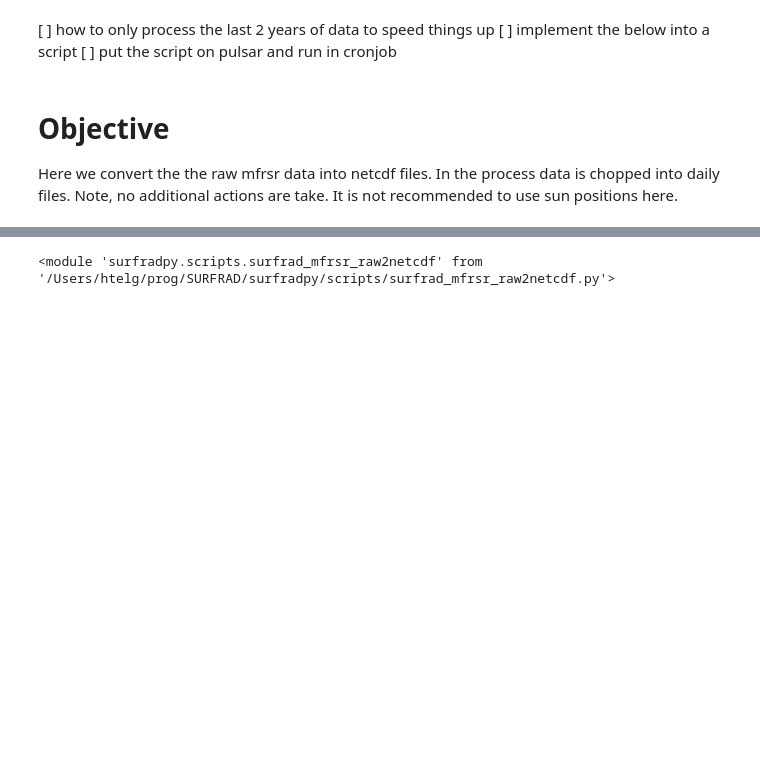
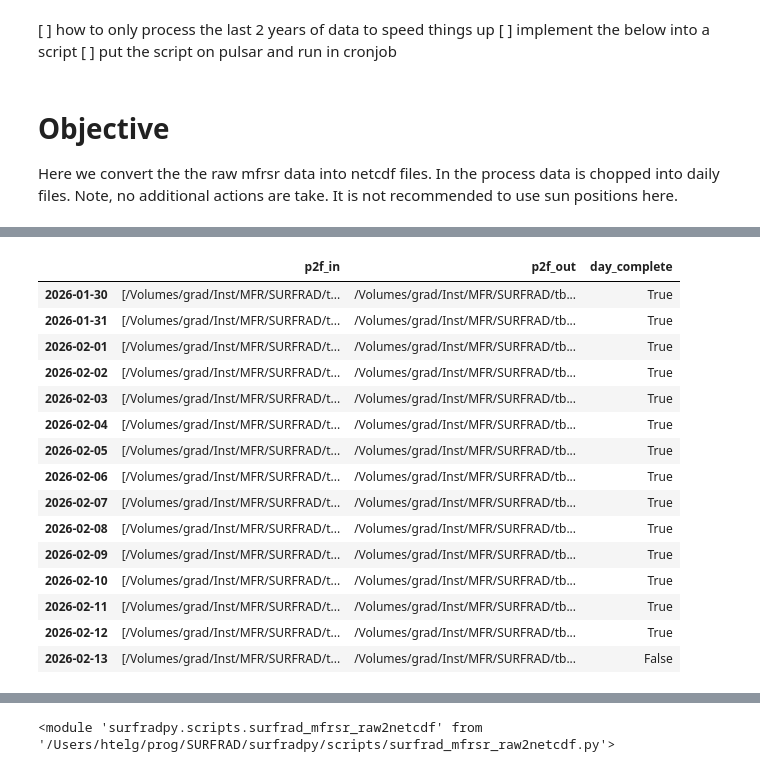
Before and after one commit to hagne/SURFRAD, a Jupyter notebook: notebooks/production/surfrad/mfrsr/raw2netcdf.ipynb, the cells around one changed output, grey strips where cells are left out. Cells and saved outputs as stored; diff of their text form; code cells hidden in the pictures; blank space fills up the shorter version.

```diff
--- a/notebooks/production/surfrad/mfrsr/raw2netcdf.ipynb
+++ b/notebooks/production/surfrad/mfrsr/raw2netcdf.ipynb
@@ -9,0 +52,3 @@ Here we convert the the raw mfrsr data into netcdf files. In the process data is
+# %%
+self.masterplan
+# %% [output]
@@ -9,0 +56,16 @@ Here we convert the the raw mfrsr data into netcdf files. In the process data is
+|  | p2f_in | p2f_out | day_complete |
+| 2026-01-30 | [/Volumes/grad/Inst/MFR/SURFRAD/t... | /Volumes/grad/Inst/MFR/SURFRAD/tb... | True |
+| 2026-01-31 | [/Volumes/grad/Inst/MFR/SURFRAD/t... | /Volumes/grad/Inst/MFR/SURFRAD/tb... | True |
+| 2026-02-01 | [/Volumes/grad/Inst/MFR/SURFRAD/t... | /Volumes/grad/Inst/MFR/SURFRAD/tb... | True |
+| 2026-02-02 | [/Volumes/grad/Inst/MFR/SURFRAD/t... | /Volumes/grad/Inst/MFR/SURFRAD/tb... | True |
+| 2026-02-03 | [/Volumes/grad/Inst/MFR/SURFRAD/t... | /Volumes/grad/Inst/MFR/SURFRAD/tb... | True |
+| 2026-02-04 | [/Volumes/grad/Inst/MFR/SURFRAD/t... | /Volumes/grad/Inst/MFR/SURFRAD/tb... | True |
+| 2026-02-05 | [/Volumes/grad/Inst/MFR/SURFRAD/t... | /Volumes/grad/Inst/MFR/SURFRAD/tb... | True |
+| 2026-02-06 | [/Volumes/grad/Inst/MFR/SURFRAD/t... | /Volumes/grad/Inst/MFR/SURFRAD/tb... | True |
+| 2026-02-07 | [/Volumes/grad/Inst/MFR/SURFRAD/t... | /Volumes/grad/Inst/MFR/SURFRAD/tb... | True |
+| 2026-02-08 | [/Volumes/grad/Inst/MFR/SURFRAD/t... | /Volumes/grad/Inst/MFR/SURFRAD/tb... | True |
+| 2026-02-09 | [/Volumes/grad/Inst/MFR/SURFRAD/t... | /Volumes/grad/Inst/MFR/SURFRAD/tb... | True |
+| 2026-02-10 | [/Volumes/grad/Inst/MFR/SURFRAD/t... | /Volumes/grad/Inst/MFR/SURFRAD/tb... | True |
+| 2026-02-11 | [/Volumes/grad/Inst/MFR/SURFRAD/t... | /Volumes/grad/Inst/MFR/SURFRAD/tb... | True |
+| 2026-02-12 | [/Volumes/grad/Inst/MFR/SURFRAD/t... | /Volumes/grad/Inst/MFR/SURFRAD/tb... | True |
+| 2026-02-13 | [/Volumes/grad/Inst/MFR/SURFRAD/t... | /Volumes/grad/Inst/MFR/SURFRAD/tb... | False |
```
Also changed, not shown: parts of 29 cells of this notebook, 10 other files.
